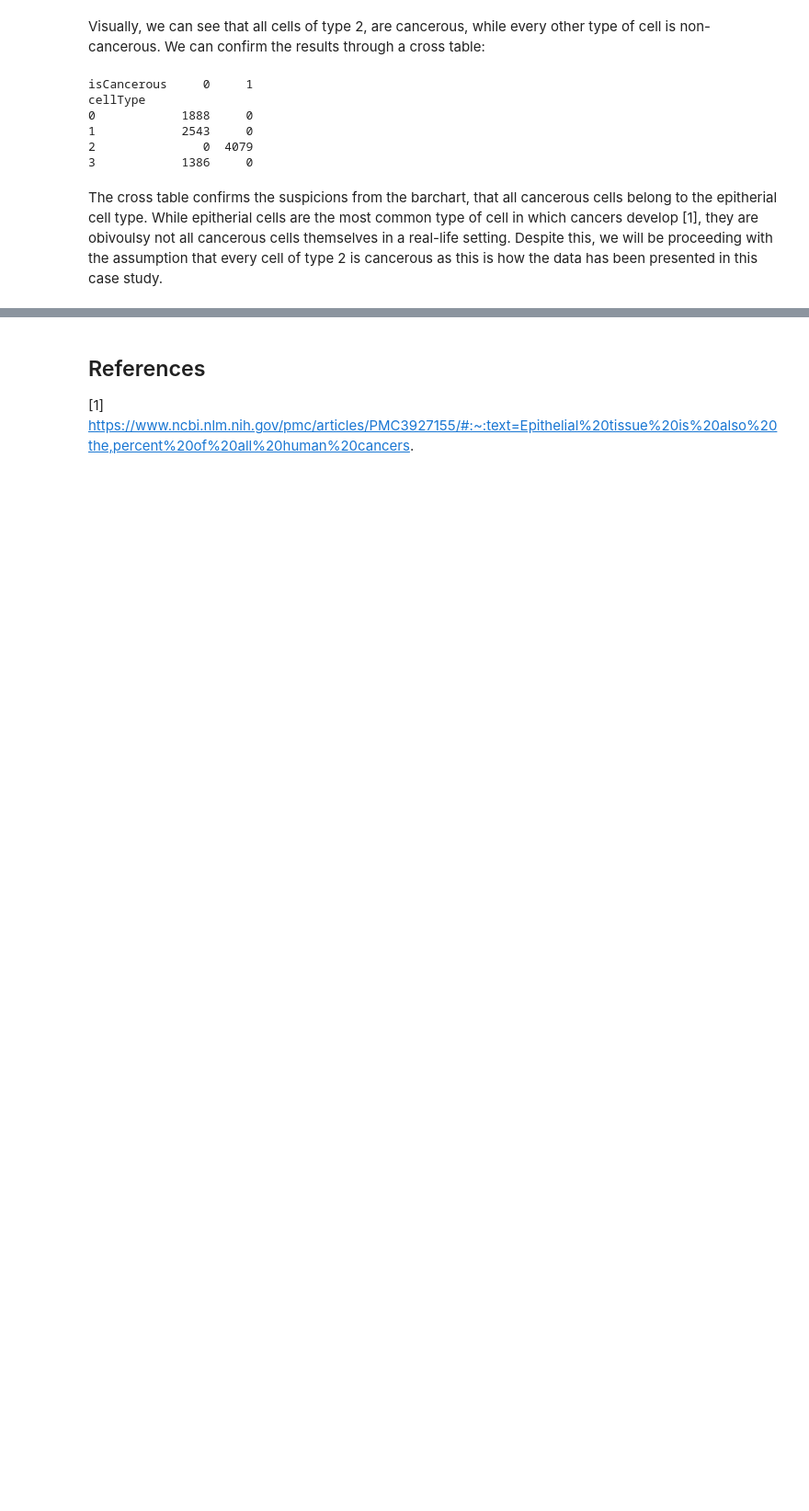
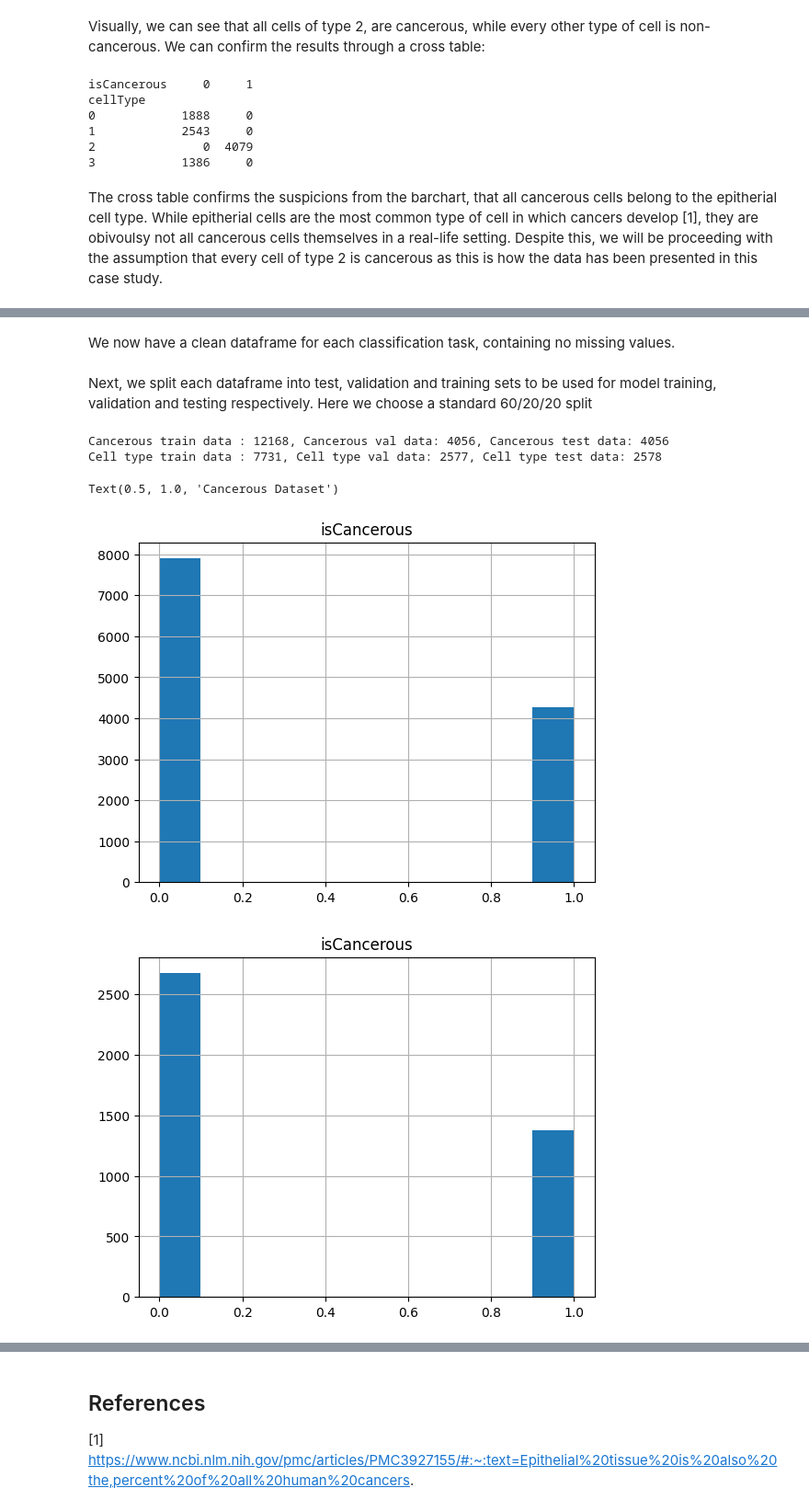
Before and after one commit to anthonysalvatore/comp-machine-learning-a2, a Jupyter notebook: main.ipynb, the cells around one changed output, grey strips where cells are left out. Shown at 92% size. Saved outputs shown, nothing was run; the diff lists cells and outputs as text; code cells hidden in the pictures; blank space fills up the shorter version.

Commit message:
Model development section

```diff
--- a/main.ipynb
+++ b/main.ipynb
@@ -100,0 +192,3 @@ The cross table confirms the suspicions from the barchart, that all cancerous ce
+# %%
+df_cancerous = df.drop(['patientID', 'cellTypeName', 'cellType'], axis=1)
+df_type = df.dropna().drop(['patientID', 'cellTypeName', 'isCancerous'], axis=1)
@@ -100,0 +216,24 @@ The cross table confirms the suspicions from the barchart, that all cancerous ce
+# %% [markdown]
+We now have a clean dataframe for each classification task, containing no missing values.
+<br><br>
+Next, we split each dataframe into test, validation and training sets to be used for model training, validation and testing respectively. Here we choose a standard 60/20/20 split
+# %%
+train_data_c, test_data_c = train_test_split(df_cancerous, test_size=0.2, random_state=42)
+train_data_c, val_data_c = train_test_split(train_data_c, test_size=0.25, random_state=42)
+
+train_data_t, test_data_t = train_test_split(df_type, test_size=0.2, random_state=42)
+train_data_t, val_data_t = train_test_split(train_data_t, test_size=0.25, random_state=42)
+
+print("Cancerous train data : {}, Cancerous val data: {}, Cancerous test data: {}".format(train_data_c.shape[0], val_data_c.shape[0], test_data_c.shape[0]))
+print("Cell type train data : {}, Cell type val data: {}, Cell type test data: {}".format(train_data_t.shape[0], val_data_t.shape[0], test_data_t.shape[0]))
+# %% [output]
+Cancerous train data : 12168, Cancerous val data: 4056, Cancerous test data: 4056
+Cell type train data : 7731, Cell type val data: 2577, Cell type test data: 2578
+# %%
+train_data_c.hist()
+val_data_c.hist()
+test_data_c.hist()
+# %% [output]
+Text(0.5, 1.0, 'Cancerous Dataset')
+[figure, added]
+[figure, added]
```
Also changed, not shown: parts of 19 cells of this notebook.
